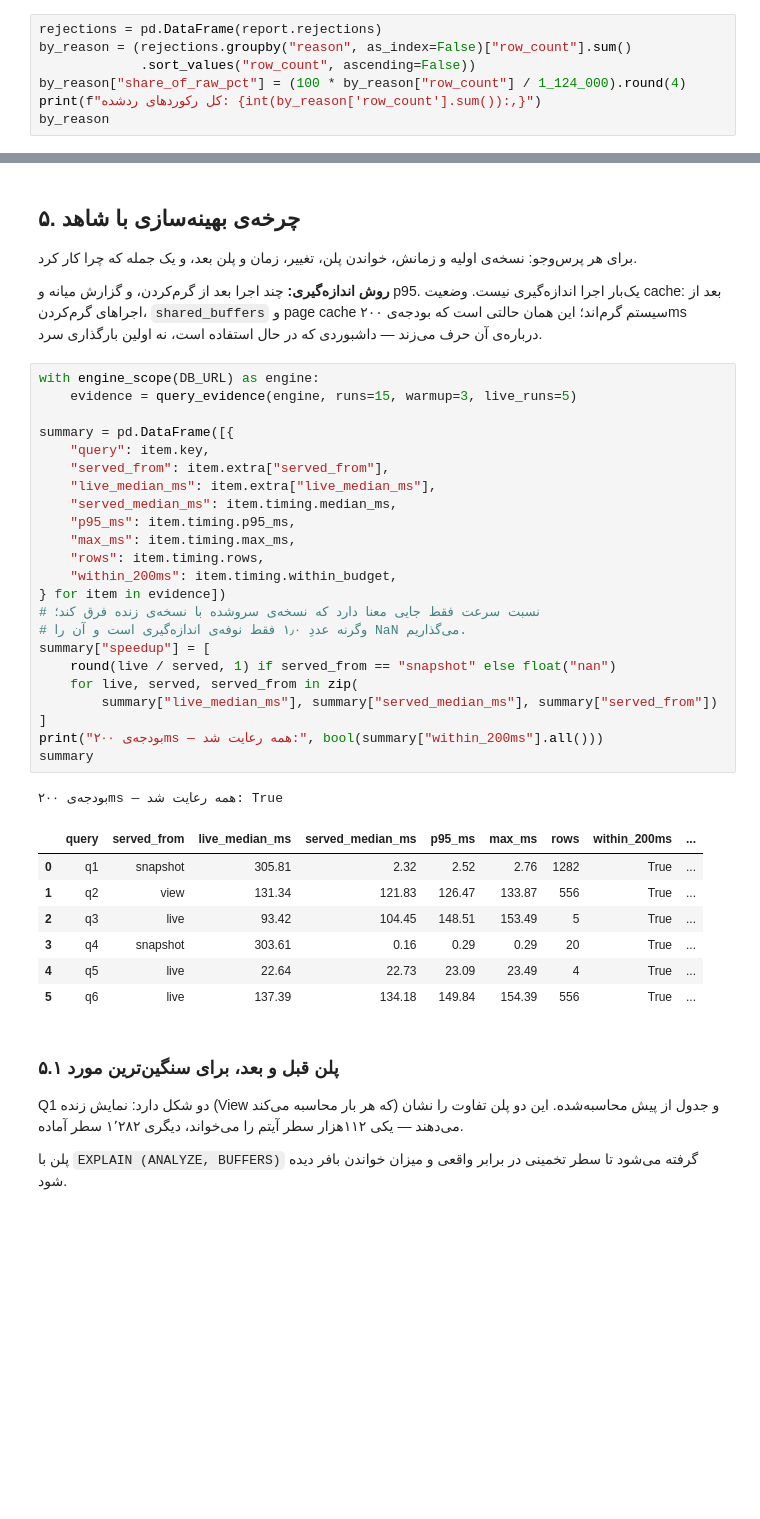
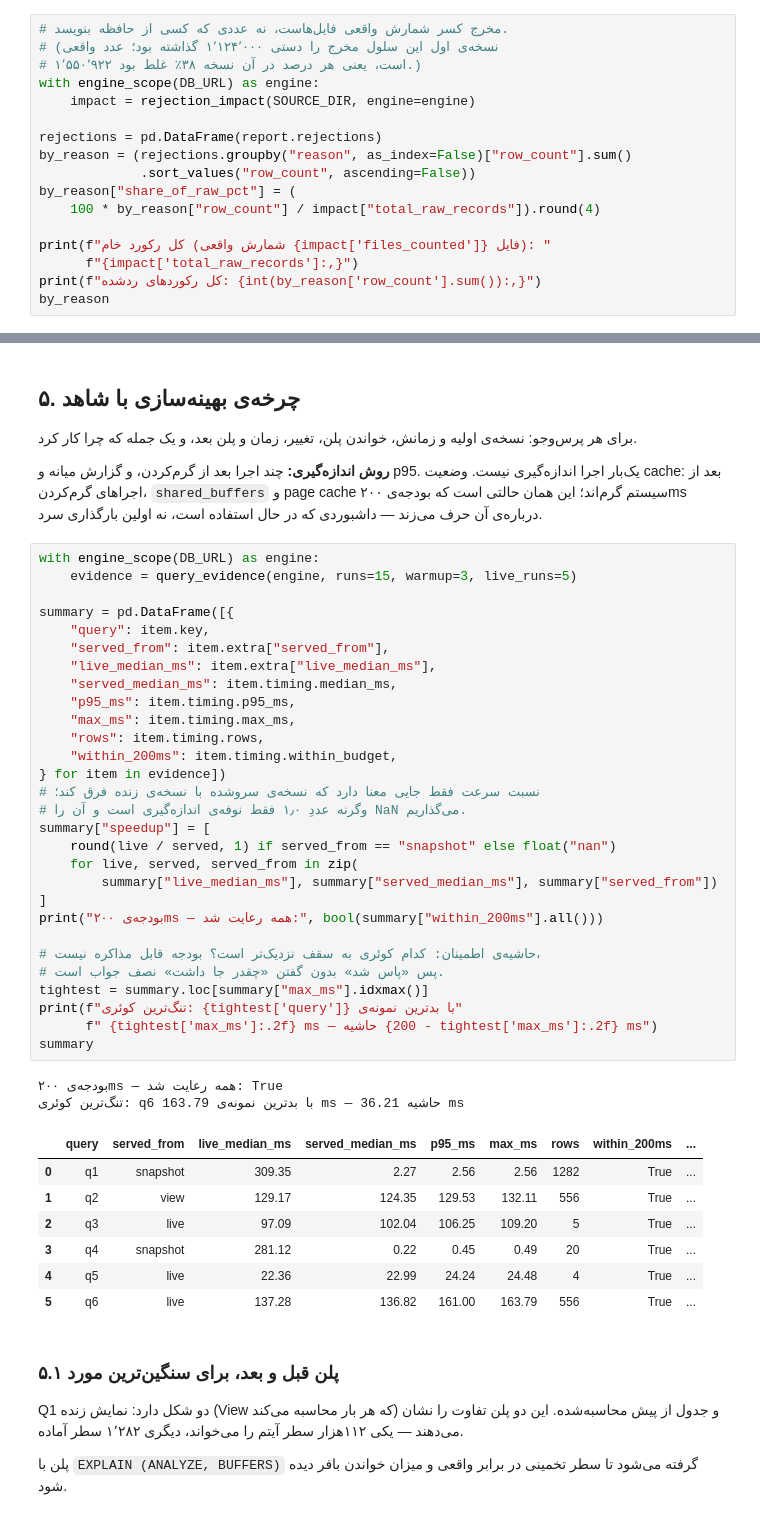
Before and after one commit to KiarashAkbari/ml-task-arena, a Jupyter notebook: stage2/solution.ipynb, the cells around one changed output, grey strips where cells are left out. Cells and saved outputs as stored; diff of their text form; blank space fills up the shorter version.

```diff
--- a/stage2/solution.ipynb
+++ b/stage2/solution.ipynb
@@ -183,10 +187,20 @@ wall clock       : 51.5 s
 - **اصلاح (repair)**: رکورد با تبدیل یک مقدار غیرممکن به «نامعلوم» بارگذاری‌شدنی می‌شود.
   هیچ محدودیتی برای عبور دادن رکورد حذف نشده است.
 # %%
+# مخرج کسر شمارش واقعی فایل‌هاست، نه عددی که کسی از حافظه بنویسد.
+# (نسخه‌ی اول این سلول مخرج را دستی ۱٬۱۲۴٬۰۰۰ گذاشته بود؛ عدد واقعی
+# ۱٬۵۵۰٬۹۲۲ است، یعنی هر درصد در آن نسخه ۳۸٪ غلط بود.)
+with engine_scope(DB_URL) as engine:
+    impact = rejection_impact(SOURCE_DIR, engine=engine)
+
 rejections = pd.DataFrame(report.rejections)
 by_reason = (rejections.groupby("reason", as_index=False)["row_count"].sum()
              .sort_values("row_count", ascending=False))
-by_reason["share_of_raw_pct"] = (100 * by_reason["row_count"] / 1_124_000).round(4)
+by_reason["share_of_raw_pct"] = (
+    100 * by_reason["row_count"] / impact["total_raw_records"]).round(4)
+
+print(f"کل رکورد خام (شمارش واقعی {impact['files_counted']} فایل): "
+      f"{impact['total_raw_records']:,}")
 print(f"کل رکوردهای ردشده: {int(by_reason['row_count'].sum()):,}")
 by_reason
 # %% [output]
@@ -519,35 +559,42 @@ Q5 از: live | سطرها: 4
 # %%
 with engine_scope(DB_URL) as engine:
     evidence = query_evidence(engine, runs=15, warmup=3, live_runs=5)
 
 summary = pd.DataFrame([{
     "query": item.key,
     "served_from": item.extra["served_from"],
     "live_median_ms": item.extra["live_median_ms"],
     "served_median_ms": item.timing.median_ms,
     "p95_ms": item.timing.p95_ms,
     "max_ms": item.timing.max_ms,
     "rows": item.timing.rows,
     "within_200ms": item.timing.within_budget,
 } for item in evidence])
 # نسبت سرعت فقط جایی معنا دارد که نسخه‌ی سروشده با نسخه‌ی زنده فرق کند؛
 # وگرنه عددِ ۱٫۰ فقط نوفه‌ی اندازه‌گیری است و آن را NaN می‌گذاریم.
 summary["speedup"] = [
     round(live / served, 1) if served_from == "snapshot" else float("nan")
     for live, served, served_from in zip(
         summary["live_median_ms"], summary["served_median_ms"], summary["served_from"])
 ]
 print("بودجه‌ی ۲۰۰ms — همه رعایت شد:", bool(summary["within_200ms"].all()))
+
+# حاشیه‌ی اطمینان: کدام کوئری به سقف نزدیک‌تر است؟ بودجه قابل مذاکره نیست،
+# پس «پاس شد» بدون گفتن «چقدر جا داشت» نصف جواب است.
+tightest = summary.loc[summary["max_ms"].idxmax()]
+print(f"تنگ‌ترین کوئری: {tightest['query']} با بدترین نمونه‌ی"
+      f" {tightest['max_ms']:.2f} ms — حاشیه {200 - tightest['max_ms']:.2f} ms")
 summary
 # %% [output]
 بودجه‌ی ۲۰۰ms — همه رعایت شد: True
+تنگ‌ترین کوئری: q6 با بدترین نمونه‌ی 163.79 ms — حاشیه 36.21 ms
 |  | query | served_from | live_median_ms | served_median_ms | p95_ms | max_ms | rows | within_200ms | ... |
-| 0 | q1 | snapshot | 305.81 | 2.32 | 2.52 | 2.76 | 1282 | True | ... |
-| 1 | q2 | view | 131.34 | 121.83 | 126.47 | 133.87 | 556 | True | ... |
-| 2 | q3 | live | 93.42 | 104.45 | 148.51 | 153.49 | 5 | True | ... |
-| 3 | q4 | snapshot | 303.61 | 0.16 | 0.29 | 0.29 | 20 | True | ... |
-| 4 | q5 | live | 22.64 | 22.73 | 23.09 | 23.49 | 4 | True | ... |
-| 5 | q6 | live | 137.39 | 134.18 | 149.84 | 154.39 | 556 | True | ... |
+| 0 | q1 | snapshot | 309.35 | 2.27 | 2.56 | 2.56 | 1282 | True | ... |
+| 1 | q2 | view | 129.17 | 124.35 | 129.53 | 132.11 | 556 | True | ... |
+| 2 | q3 | live | 97.09 | 102.04 | 106.25 | 109.20 | 5 | True | ... |
+| 3 | q4 | snapshot | 281.12 | 0.22 | 0.45 | 0.49 | 20 | True | ... |
+| 4 | q5 | live | 22.36 | 22.99 | 24.24 | 24.48 | 4 | True | ... |
+| 5 | q6 | live | 137.28 | 136.82 | 161.00 | 163.79 | 556 | True | ... |
 # %% [markdown]
 ### ۵.۱ پلن قبل و بعد، برای سنگین‌ترین مورد
 
```
Also changed, not shown: parts of 23 cells of this notebook, 7 other files.
